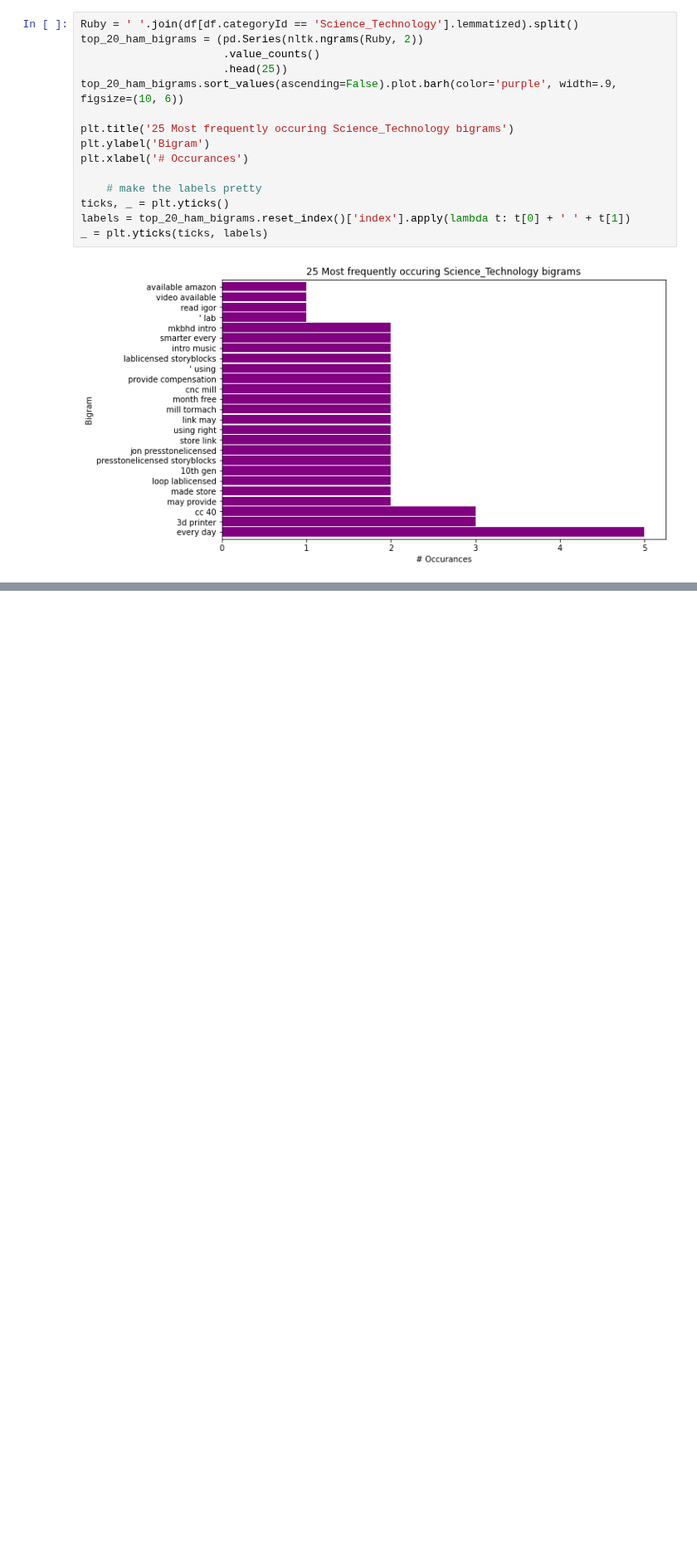
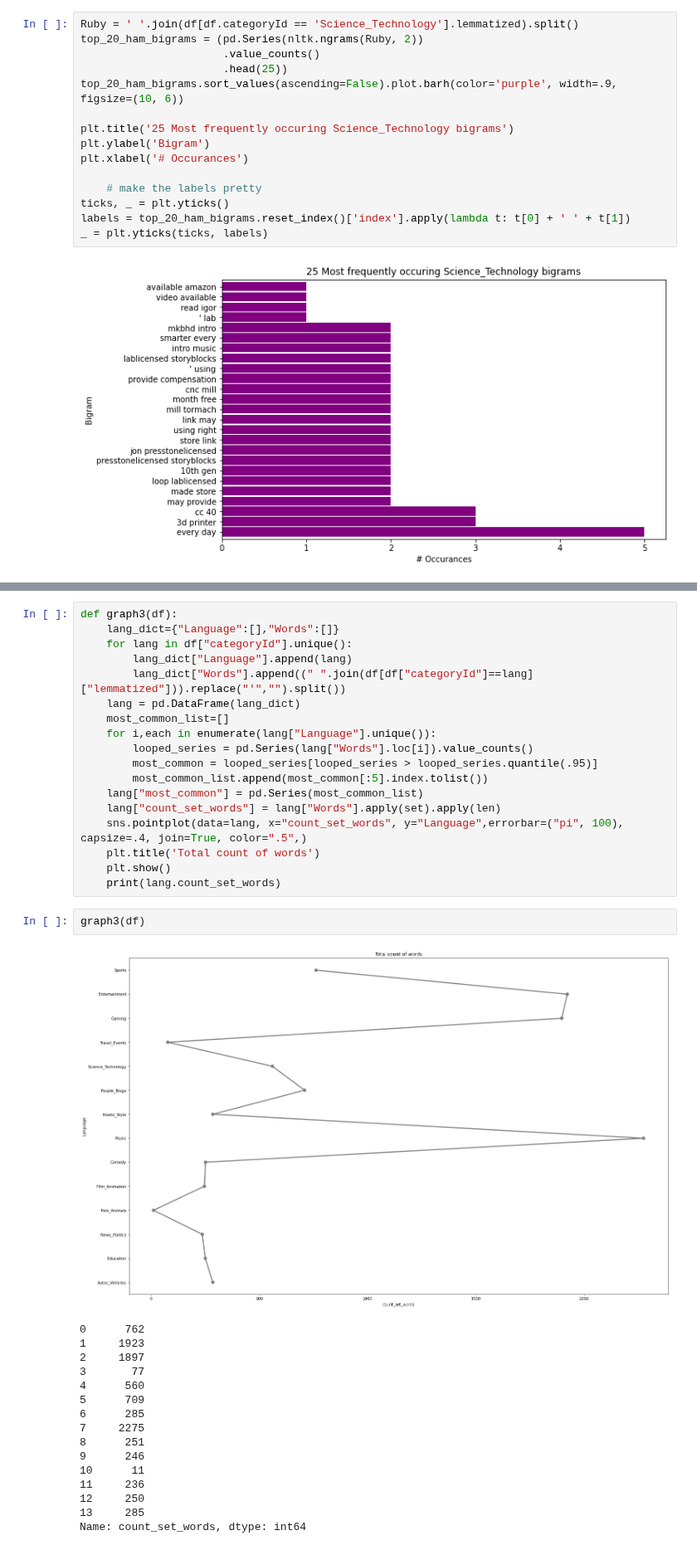
Before and after one commit to Youtube-Data-Analysis/top_200, a Jupyter notebook: cristian_explore.ipynb, the cells around one changed output, grey strips where cells are left out. Shown at 83% size. Cells and saved outputs as stored; diff of their text form; blank space fills up the shorter version.

```diff
--- a/cristian_explore.ipynb
+++ b/cristian_explore.ipynb
@@ -757,0 +844,37 @@ _ = plt.yticks(ticks, labels)
+# %%
+def graph3(df):
+    lang_dict={"Language":[],"Words":[]}
+    for lang in df["categoryId"].unique():
+        lang_dict["Language"].append(lang)
+        lang_dict["Words"].append((" ".join(df[df["categoryId"]==lang]["lemmatized"])).replace("'","").split())
+    lang = pd.DataFrame(lang_dict)
+    most_common_list=[]
+    for i,each in enumerate(lang["Language"].unique()):
+        looped_series = pd.Series(lang["Words"].loc[i]).value_counts()
+        most_common = looped_series[looped_series > looped_series.quantile(.95)]
+        most_common_list.append(most_common[:5].index.tolist())
+    lang["most_common"] = pd.Series(most_common_list)
+    lang["count_set_words"] = lang["Words"].apply(set).apply(len)
+    sns.pointplot(data=lang, x="count_set_words", y="Language",errorbar=("pi", 100), capsize=.4, join=True, color=".5",)
+    plt.title('Total count of words')
+    plt.show()
+    print(lang.count_set_words)
+# %%
+graph3(df)
+# %% [output]
+[figure, added]
+0      762
+1     1923
+2     1897
+3       77
+4      560
+5      709
+6      285
+7     2275
+8      251
+9      246
+10      11
+11     236
+12     250
+13     285
+Name: count_set_words, dtype: int64
```
Also changed, not shown: parts of 24 cells of this notebook.
